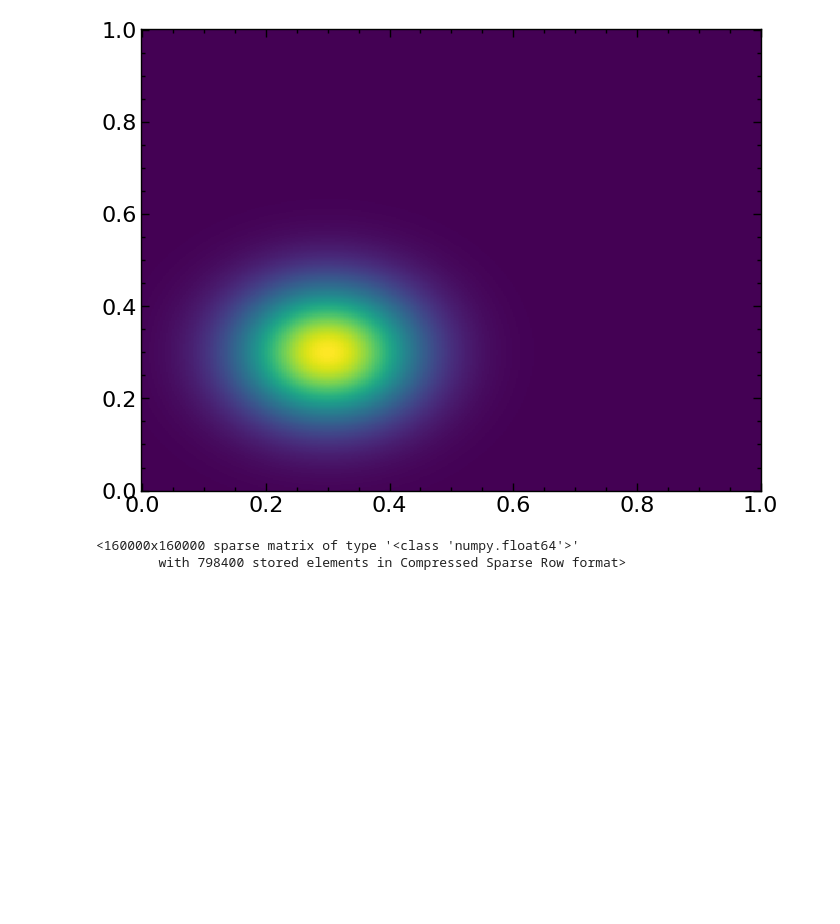
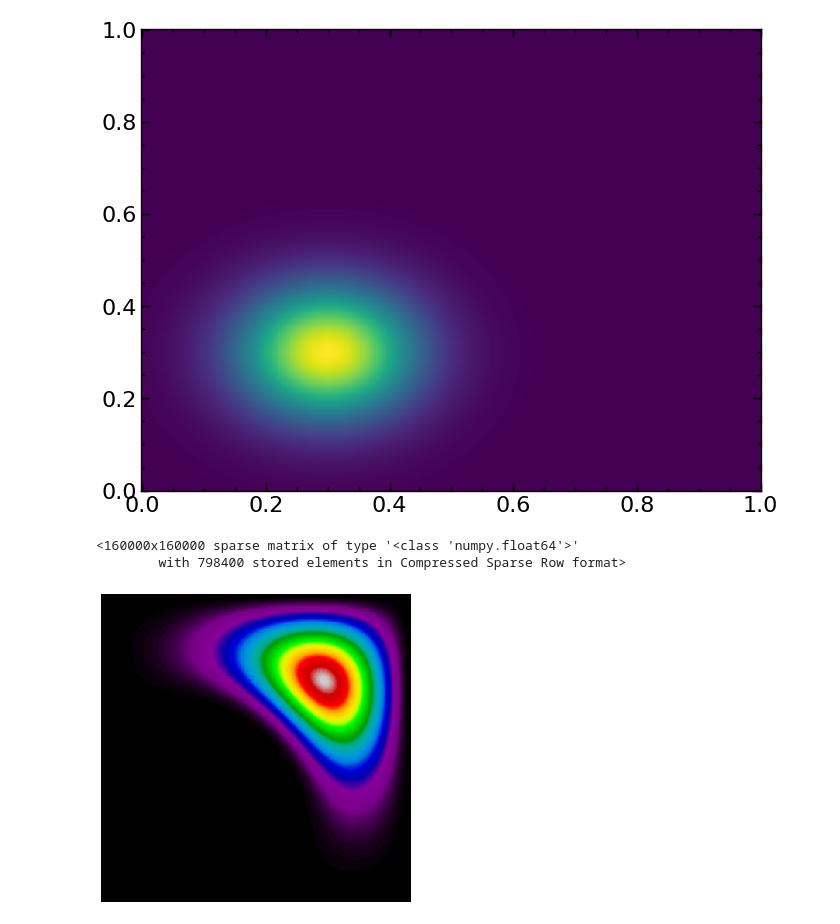
Before and after one commit to horizon14/Quantum, a Jupyter notebook: SchrodingerEquation2DUsingCPU.ipynb, the cells around one changed output. Drawn from its saved outputs; the diff is of its cells as text; code cells hidden in the pictures; blank space fills up the shorter version.

```diff
--- a/SchrodingerEquation2DUsingCPU.ipynb
+++ b/SchrodingerEquation2DUsingCPU.ipynb
@@ -36,3 +36,13 @@ H
         with 798400 stored elements in Compressed Sparse Row format>
 # %%
 eigenvalues,eigenvectors=eigsh(H,k=10,which='SM')
+# %%
+def get_e(n):
+    return eigenvectors.T[n].reshape((N,N))
+# %%
+plt.figure(figsize=(4,4))
+plt.pcolormesh(X,Y,get_e(0)**2,cmap='nipy_spectral')
+plt.axis('off')
+plt.show()
+# %% [output]
+[figure, added]
```
Also changed, not shown: 4 other files.
